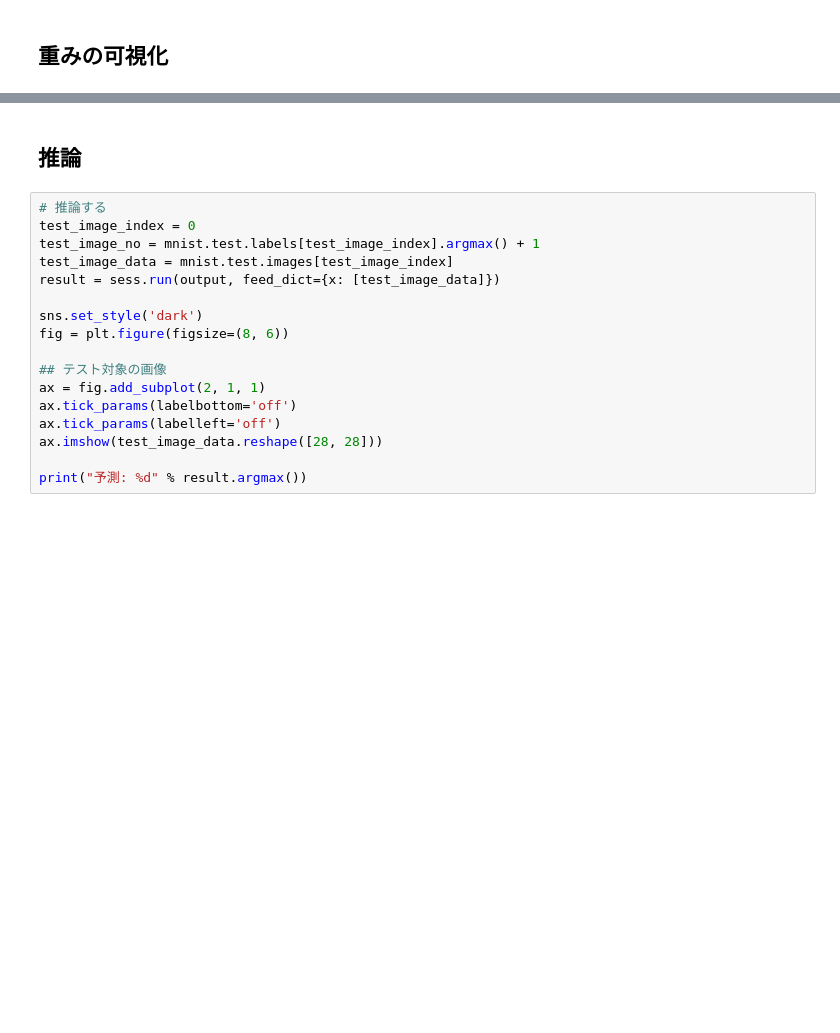
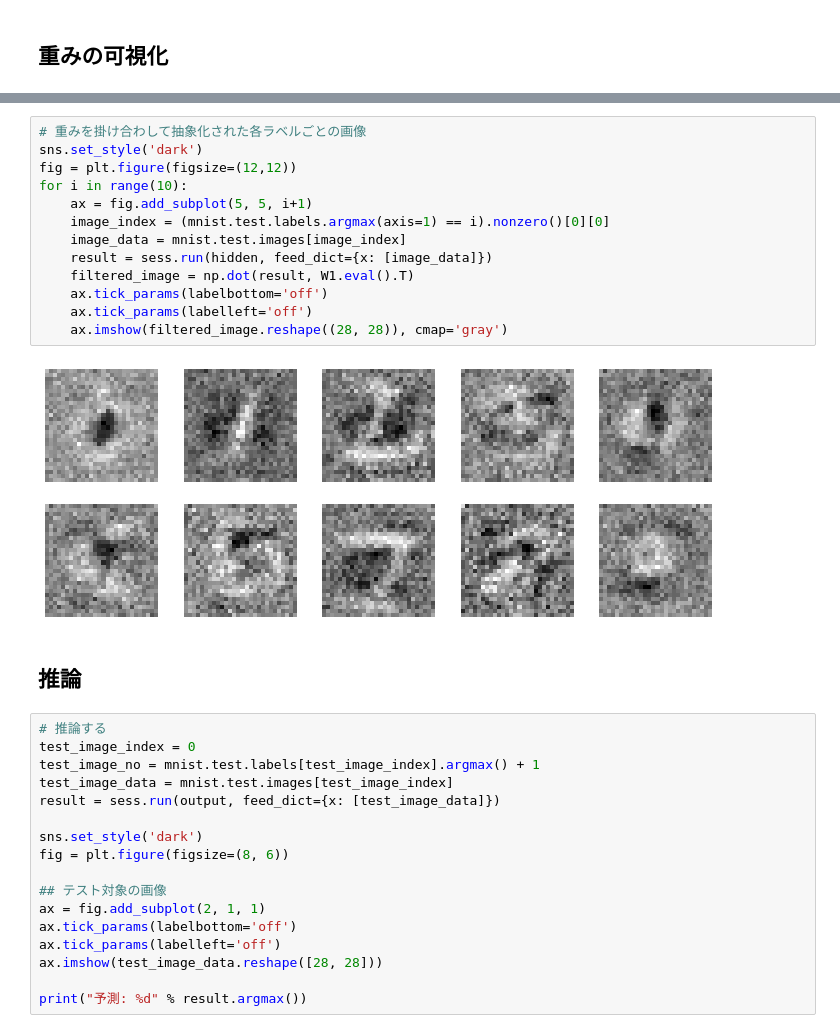
Before and after one commit to htamakos/deeplearning_tensorflow_demo, a Jupyter notebook: demo2.ipynb, the cells around one changed output, grey strips where cells are left out. Drawn from its saved outputs; the diff is of its cells as text; blank space fills up the shorter version.

```diff
--- a/demo2.ipynb
+++ b/demo2.ipynb
@@ -234,3 +236,18 @@ for i in range(10):
+# %%
+# 重みを掛け合わして抽象化された各ラベルごとの画像
+sns.set_style('dark')
+fig = plt.figure(figsize=(12,12))
+for i in range(10):
+    ax = fig.add_subplot(5, 5, i+1)
+    image_index = (mnist.test.labels.argmax(axis=1) == i).nonzero()[0][0]
+    image_data = mnist.test.images[image_index]
+    result = sess.run(hidden, feed_dict={x: [image_data]})
+    filtered_image = np.dot(result, W1.eval().T)
+    ax.tick_params(labelbottom='off')
+    ax.tick_params(labelleft='off')
+    ax.imshow(filtered_image.reshape((28, 28)), cmap='gray')
+# %% [output]
+[figure, added]
 # %% [markdown]
 ## 推論
 # %%
```
Also changed, not shown: parts of 6 cells of this notebook, 6 other files.
